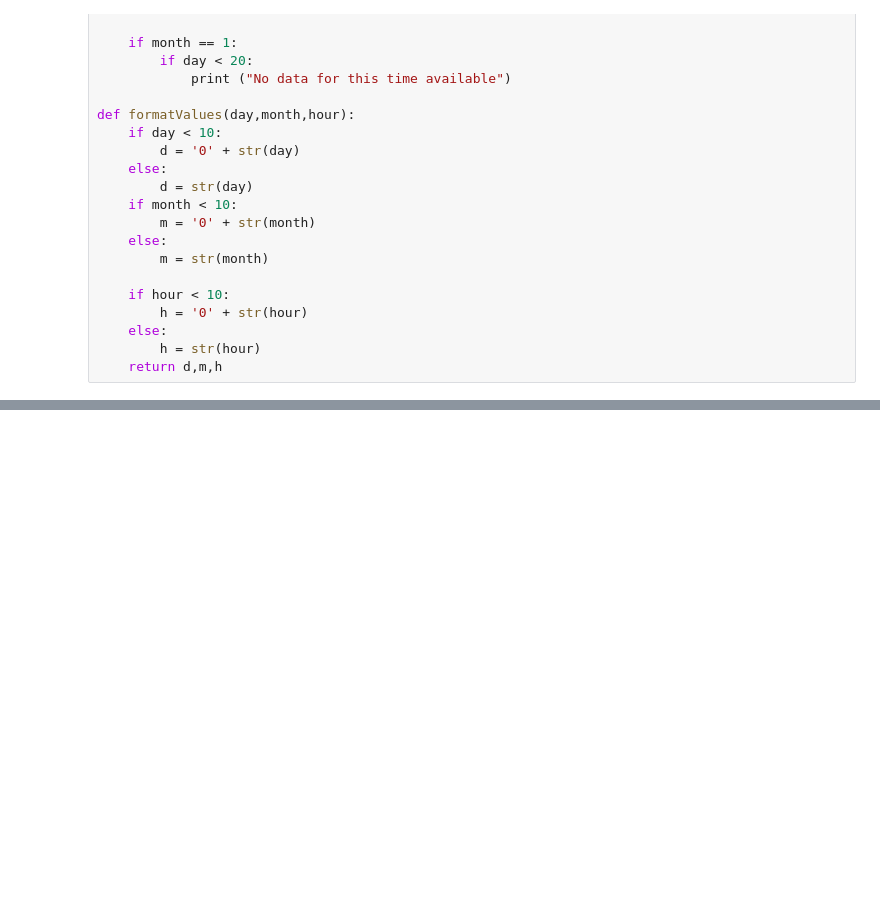
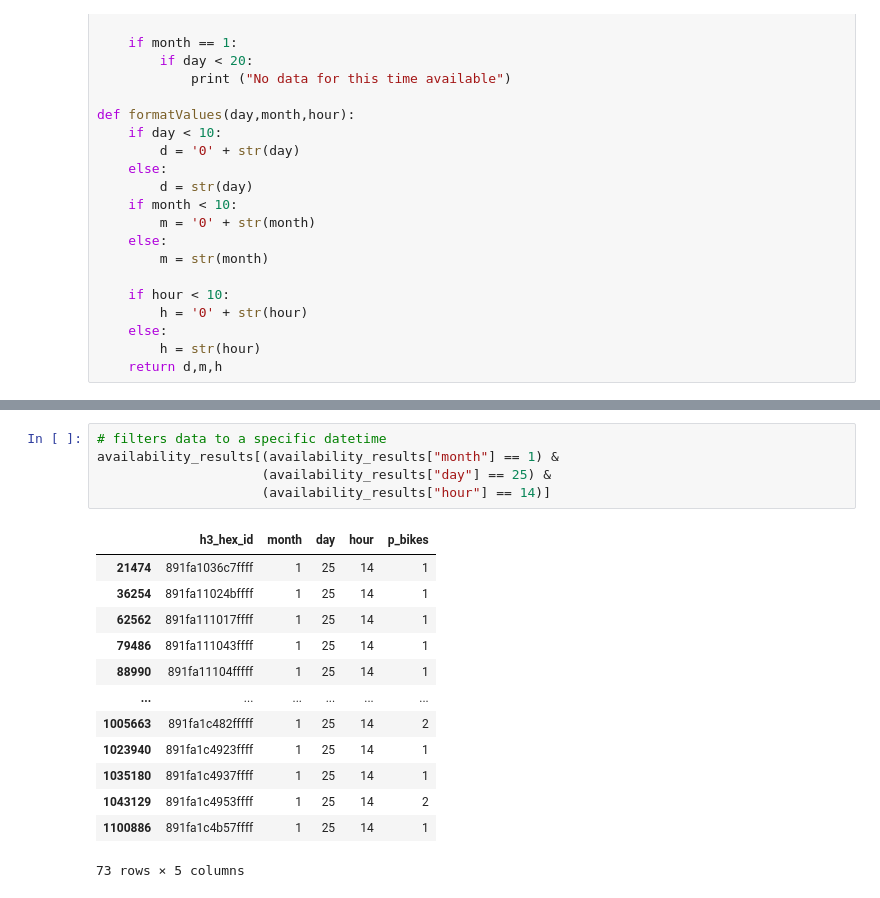
Before and after one commit to ey96/CallABike_Analytics, a Jupyter notebook: 02_Visualization_FinalResults.ipynb, the cells around one changed output, grey strips where cells are left out. Cells and saved outputs as stored; diff of their text form; blank space fills up the shorter version.

```diff
--- a/02_Visualization_FinalResults.ipynb
+++ b/02_Visualization_FinalResults.ipynb
@@ -277,0 +358,19 @@ choropleth_available_bikes_per_hex(1,4,16,9)
+# %%
+# filters data to a specific datetime
+availability_results[(availability_results["month"] == 1) &
+                     (availability_results["day"] == 25) &
+                     (availability_results["hour"] == 14)]
+# %% [output]
+|  | h3_hex_id | month | day | hour | p_bikes |
+| 21474 | 891fa1036c7ffff | 1 | 25 | 14 | 1 |
+| 36254 | 891fa11024bffff | 1 | 25 | 14 | 1 |
+| 62562 | 891fa111017ffff | 1 | 25 | 14 | 1 |
+| 79486 | 891fa111043ffff | 1 | 25 | 14 | 1 |
+| 88990 | 891fa11104fffff | 1 | 25 | 14 | 1 |
+| ... | ... | ... | ... | ... | ... |
+| 1005663 | 891fa1c482fffff | 1 | 25 | 14 | 2 |
+| 1023940 | 891fa1c4923ffff | 1 | 25 | 14 | 1 |
+| 1035180 | 891fa1c4937ffff | 1 | 25 | 14 | 1 |
+| 1043129 | 891fa1c4953ffff | 1 | 25 | 14 | 2 |
+| 1100886 | 891fa1c4b57ffff | 1 | 25 | 14 | 1 |
+73 rows × 5 columns
```
Also changed, not shown: parts of 18 cells of this notebook, 1 other file.
